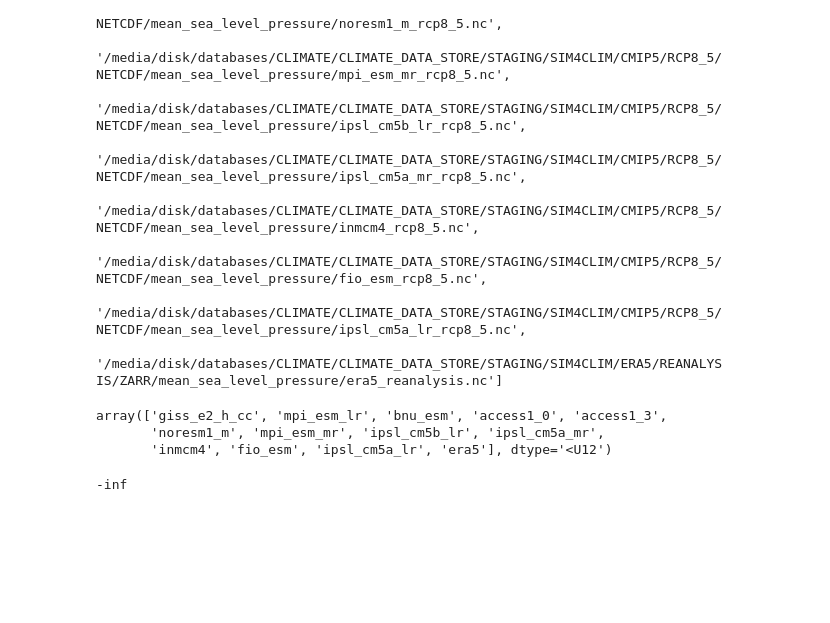
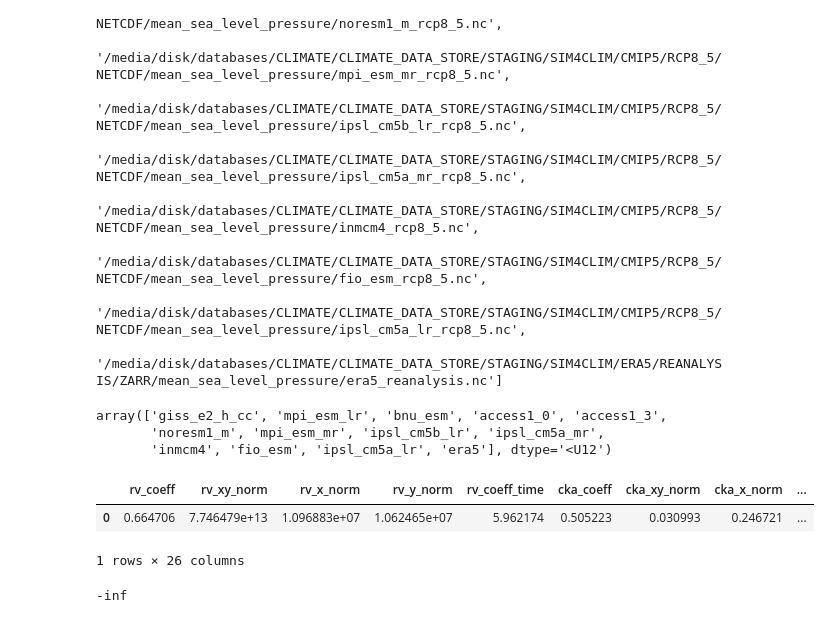
Before and after one commit to IPL-UV/gauss4eo, a Jupyter notebook: docs/content/climate/demo_exp.ipynb, the cells around one changed output. Cells and saved outputs as stored; diff of their text form; code cells hidden in the pictures; blank space fills up the shorter version.

```diff
--- a/docs/content/climate/demo_exp.ipynb
+++ b/docs/content/climate/demo_exp.ipynb
@@ -142,18 +147,18 @@ n_lat = ds_out.coords["lat"].values.shape[0]
 n_lon = ds_out.coords["lon"].values.shape[0]
 
 final_ds = []
-
-for imodel_id, ids in ds.items():
+with tqdm.tqdm(ds.items()) as pbar:
+    for imodel_id, ids in pbar:
 #     if imodel_id == "ipsl_cm5b_lr":
 #         t = ids.psl
 #         t.attrs = ids.attrs
 #         final_ds.append(t)
 #         continue
 
-    regridder = xe.Regridder(ids, ds_out, "nearest_s2d")
-    t = regridder(ids["psl"].compute())
-    t.attrs = ids.attrs
-    final_ds.append(t)
+        regridder = xe.Regridder(ids, ds_out, "nearest_s2d")
+        t = regridder(ids["psl"].compute())
+        t.attrs = ids.attrs
+        final_ds.append(t)
 
 final_ds = xr.concat(final_ds, dim="model_id").reset_coords()
 # %%
@@ -165,3 +331,9 @@ array(['giss_e2_h_cc', 'mpi_esm_lr', 'bnu_esm', 'access1_0', 'access1_3',
+# %%
+all_stats
+# %% [output]
+|  | rv_coeff | rv_xy_norm | rv_x_norm | rv_y_norm | rv_coeff_time | cka_coeff | cka_xy_norm | cka_x_norm | ... |
+| 0 | 0.664706 | 7.746479e+13 | 1.096883e+07 | 1.062465e+07 | 5.962174 | 0.505223 | 0.030993 | 0.246721 | ... |
+1 rows × 26 columns
 # %%
 from src.models.km.hsic import cka_coefficient
 from src.models.km.rv import rv_coefficient
```
Also changed, not shown: parts of 5 cells of this notebook, 5 other files.
